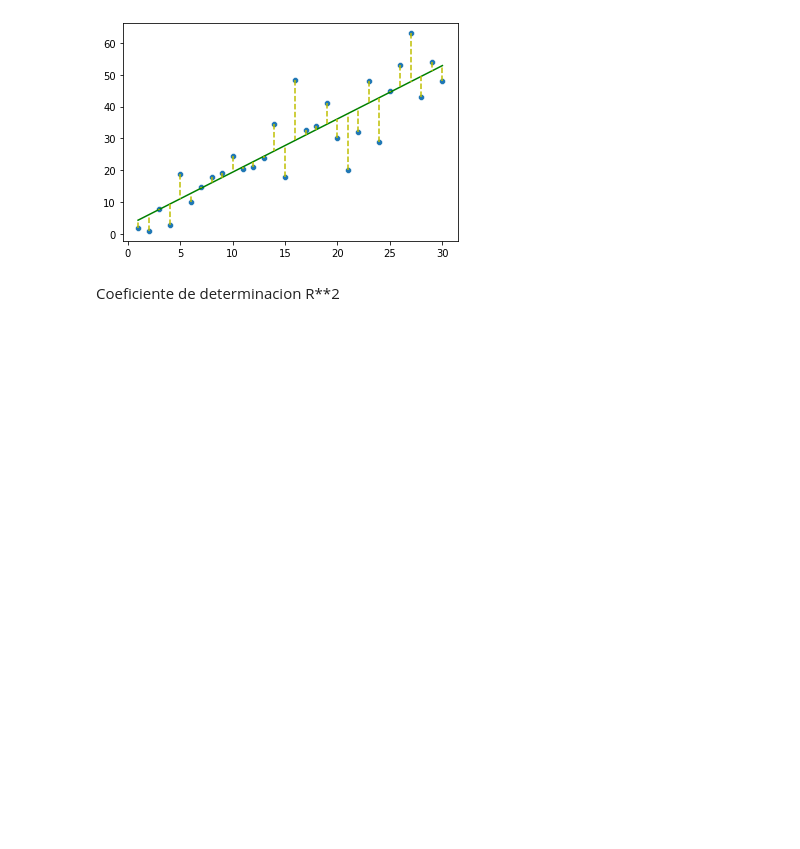
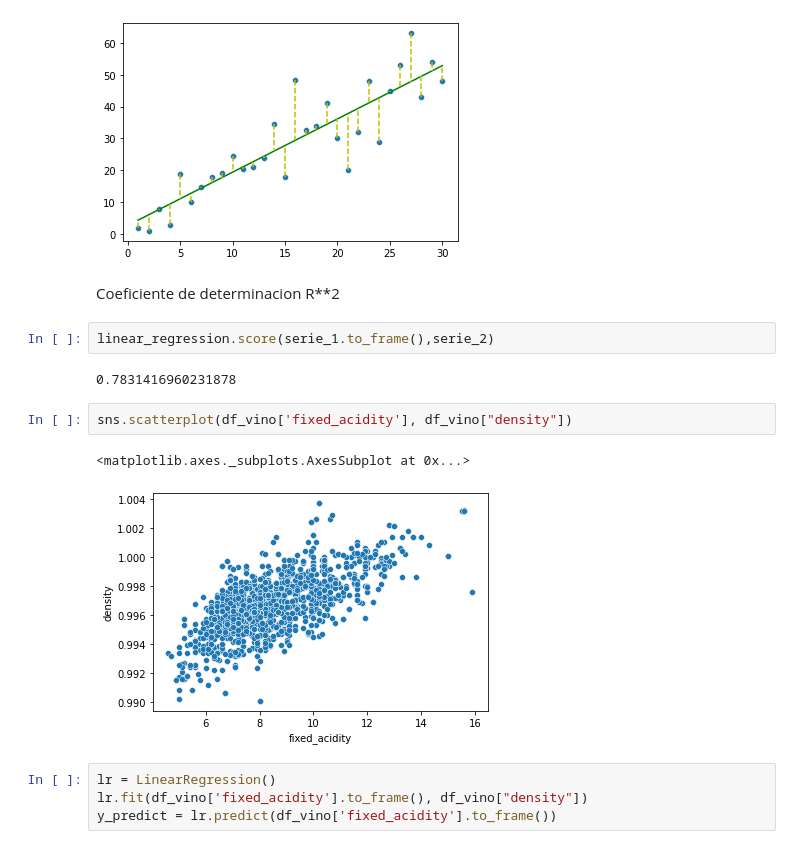
Before and after one commit to AngelicaDC/BEDUpython, a Jupyter notebook: Sesion-04/Reto-01coeficiente_de_pearson.ipynb, the cells around one changed output. Saved outputs shown, nothing was run; the diff lists cells and outputs as text; blank space fills up the shorter version.

```diff
--- a/Sesion-04/Reto-01coeficiente_de_pearson.ipynb
+++ b/Sesion-04/Reto-01coeficiente_de_pearson.ipynb
@@ -229,3 +229,16 @@ for i in range(len(serie_1)):
 [figure]
 # %% [markdown]
 Coeficiente de determinacion R**2
+# %%
+linear_regression.score(serie_1.to_frame(),serie_2)
+# %% [output]
+0.7831416960231878
+# %%
+sns.scatterplot(df_vino['fixed_acidity'], df_vino["density"])
+# %% [output]
+<matplotlib.axes._subplots.AxesSubplot at 0x...>
+[figure, added]
+# %%
+lr = LinearRegression()
+lr.fit(df_vino['fixed_acidity'].to_frame(), df_vino["density"])
+y_predict = lr.predict(df_vino['fixed_acidity'].to_frame())
```
Also changed, not shown: parts of 1 cell of this notebook.
